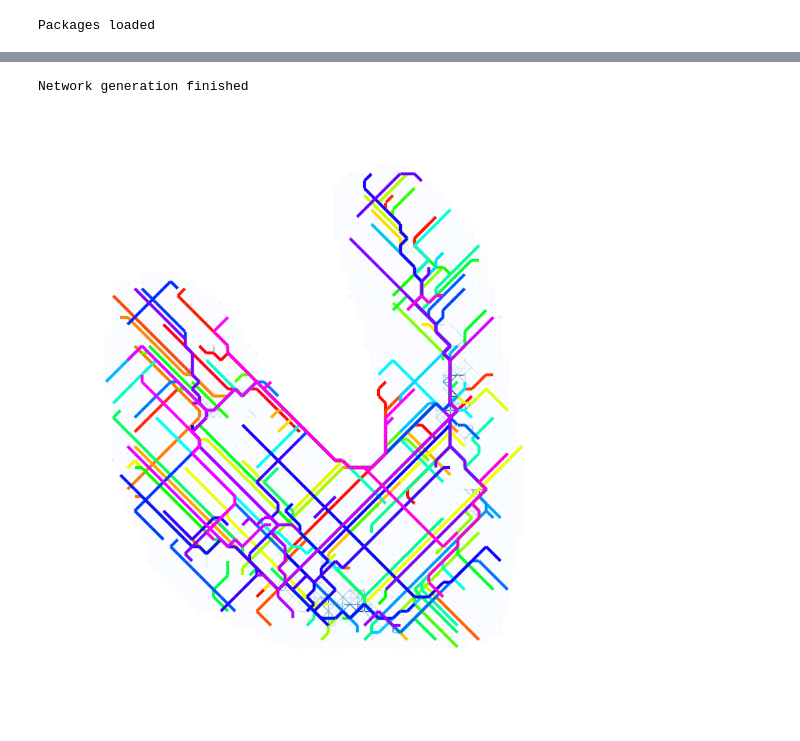
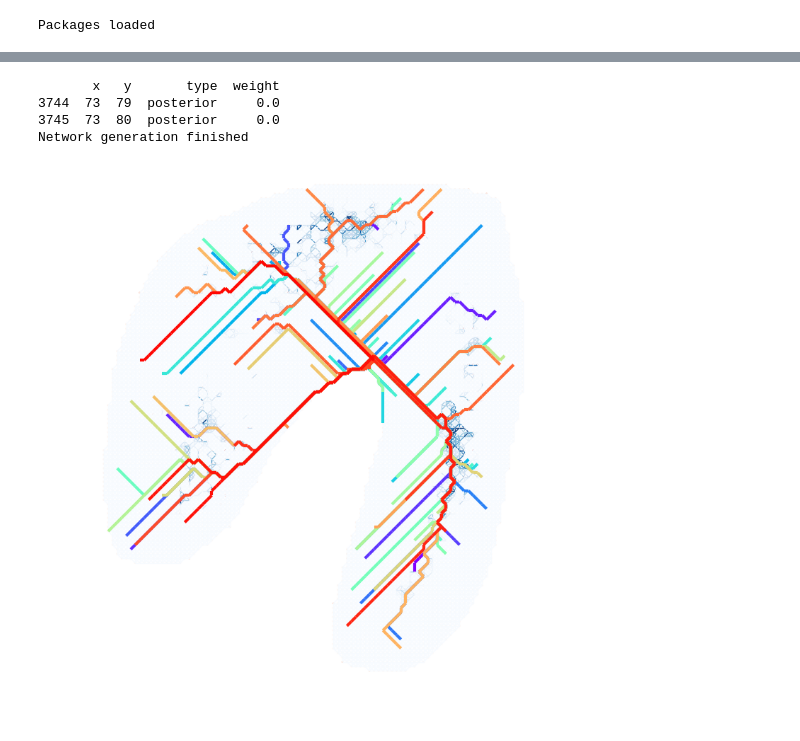
Before and after one commit to izzy-cole/Path-Prediction-Vasculogenesis, a Jupyter notebook: shortest_path_stochastic.ipynb, the cells around one changed output, grey strips where cells are left out. Cells and saved outputs as stored; diff of their text form; code cells hidden in the pictures; blank space fills up the shorter version.

```diff
--- a/shortest_path_stochastic.ipynb
+++ b/shortest_path_stochastic.ipynb
@@ -16,10 +14,11 @@ Packages loaded
 # %%
 n=1
 stage = 5
-compression=0.05
+compression=0.08
 
 image = cv2.imread(f'data/n{n}_hh{stage}_shortest_paths.png')
 image = cv2.resize(image, None, fx=compression,fy=compression)
+print([len(image[0]),len(image)])
 nodes = paths.initialise_nodes(image)
 print("Node initialisation complete")
 adj = paths.initialise_edges(nodes)
@@ -33,5 +38,9 @@ visualise_network(nodes,adj,image,im_alpha=0.2,node_size=0.2,edge_width=1)
 # %%
-paths.stochastic_paths(nodes,adj,100,image=image, display_paths=True, display_treads=True,start_type="blood island")
+print(nodes[nodes["type"]=="posterior"])
+paths.stochastic_paths(nodes,adj,100,image=image, display_paths=True, display_treads=True,start_type="posterior")
 # %% [output]
+       x   y       type  weight
+3744  73  79  posterior     0.0
+3745  73  80  posterior     0.0
 Network generation finished
-[figure, old version]
+[figure, new version]
```
Also changed, not shown: parts of 8 cells of this notebook, 2 other files.
